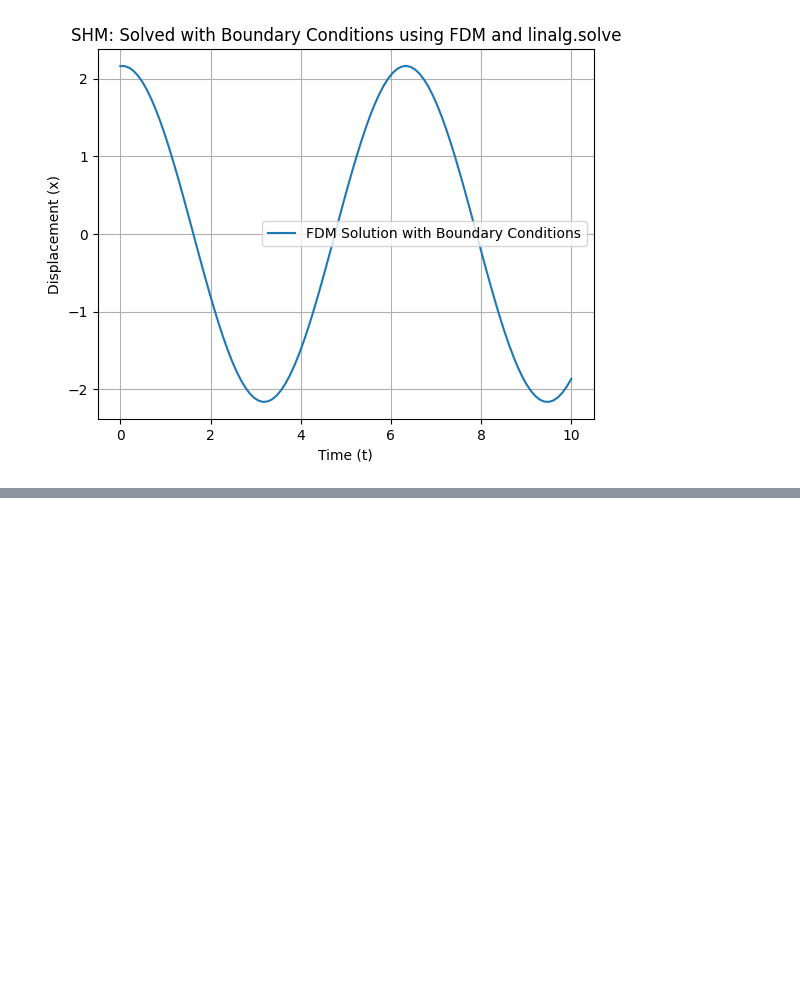
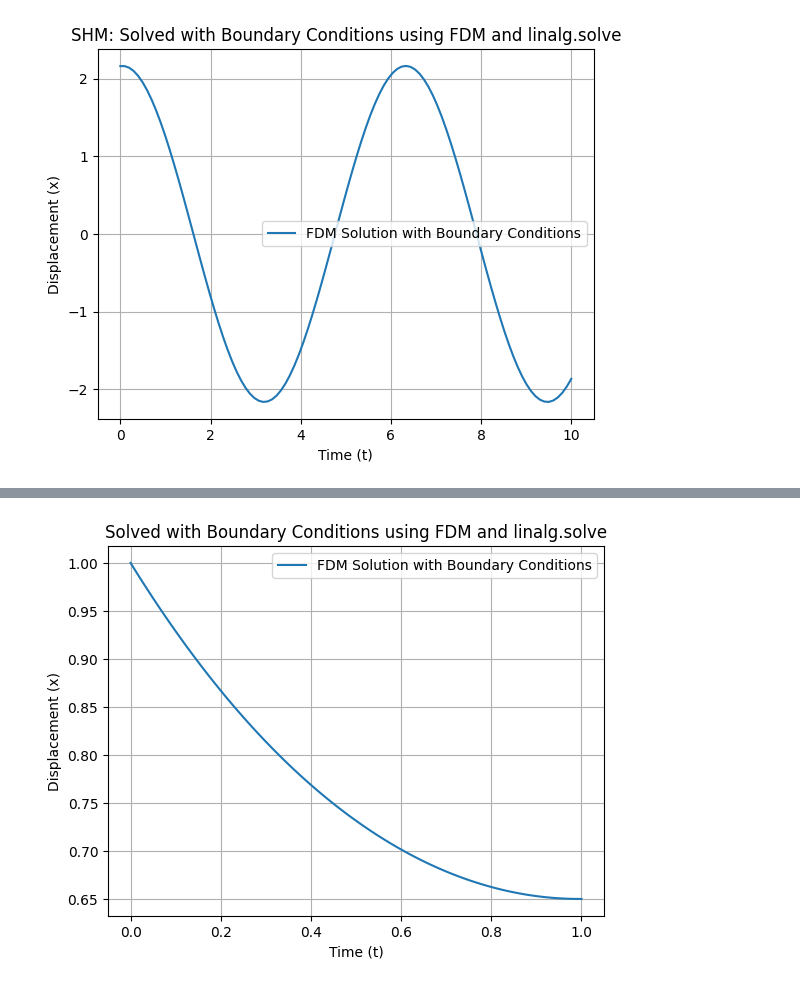
Before and after one commit to navgaur/Mathematical-Physics-III, a Jupyter notebook: DE_UGCF.ipynb, the cells around one changed output, grey strips where cells are left out. Saved outputs shown, nothing was run; the diff lists cells and outputs as text; code cells hidden in the pictures; blank space fills up the shorter version.

```diff
--- a/DE_UGCF.ipynb
+++ b/DE_UGCF.ipynb
@@ -250,0 +276,50 @@ plt.show()
+# %%
+import numpy as np
+import matplotlib.pyplot as plt
+
+# Parameters
+x0 = 1   # Boundary condition at t = 0
+vf = 0   # Boundary condition at t = T
+T = 1.0     # Total time
+N = 100    # Number of internal grid points (excluding boundaries)
+dt = T / (N + 1)  # Time step size
+
+# Construct the tridiagonal matrix A
+main_diag = - (2 + dt**2) * np.ones(N)    # Main diagonal
+off_diag = np.ones(N-1)                             # Off-diagonals (sub/superdiagonal)
+
+# Construct the tridiagonal matrix
+A = np.diag(main_diag) + np.diag(off_diag, k=1) + np.diag(off_diag, k=-1)
+
+A[0,0] = (-2 - dt**2)
+A[-1,-1] = - (1 + dt**2)
+
+# Right-hand side vector b (boundary conditions)
+b = np.zeros(N)
+b[0] = - x0  # Boundary condition at t = 0 affects the first row
+b[-1] = 0  # Boundary condition at t = T affects the last row
+
+#print(A,b)
+
+# Solve the linear system A * x = b
+x_internal = np.linalg.solve(A, b)
+
+xf = x_internal[-1]
+
+# Include the boundary conditions to get the full solution
+x = np.concatenate(([x0], x_internal, [xf]))
+
+# Time array
+t = np.linspace(0, T, N + 2)
+#print(x)
+
+# Plot the result
+plt.plot(t, x, label='FDM Solution with Boundary Conditions')
+plt.xlabel('Time (t)')
+plt.ylabel('Displacement (x)')
+plt.title('Solved with Boundary Conditions using FDM and linalg.solve')
+plt.legend()
+plt.grid(True)
+plt.show()
+# %% [output]
+[figure, added]
```
Also changed, not shown: parts of 3 cells of this notebook.
